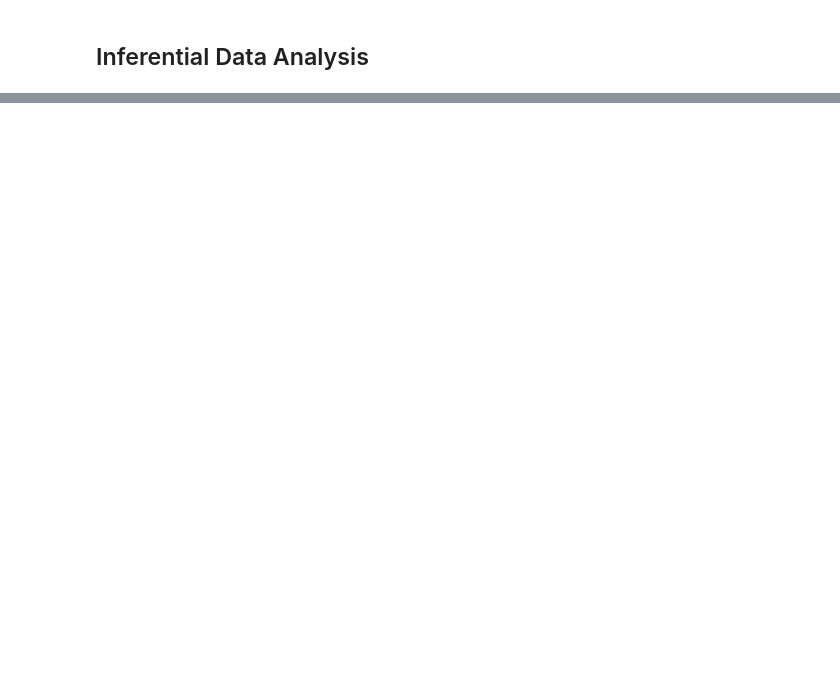
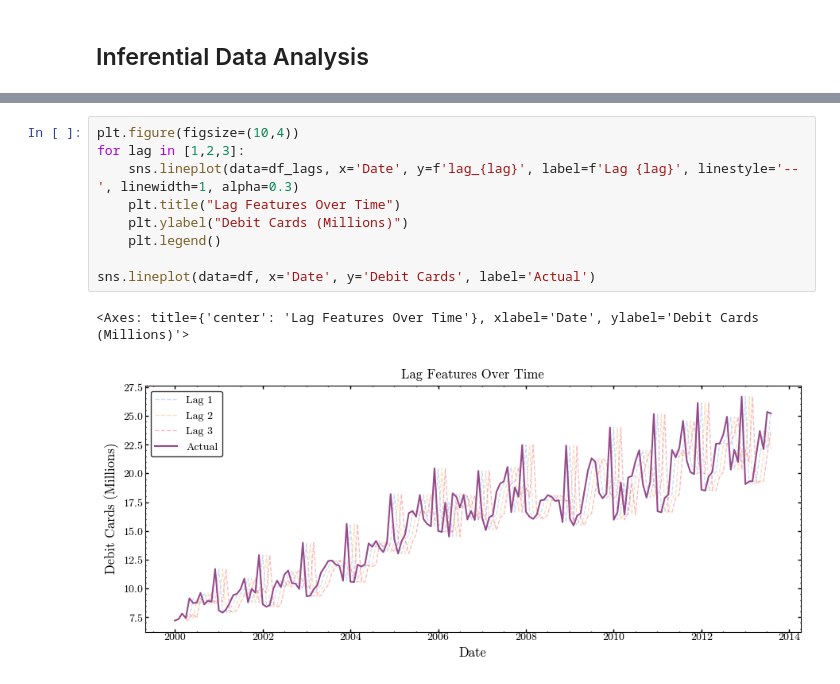
Before and after one commit to iragca/DS412-Time-Series-Analysis-and-Stochastic-Processes, a Jupyter notebook: notebooks/2.0-Statistics and Regression Review.ipynb, the cells around one changed output, grey strips where cells are left out. Saved outputs shown, nothing was run; the diff lists cells and outputs as text; blank space fills up the shorter version.

```diff
--- a/notebooks/2.0-Statistics and Regression Review.ipynb
+++ b/notebooks/2.0-Statistics and Regression Review.ipynb
@@ -286,0 +332,12 @@ Guide questions for the report:
+# %%
+plt.figure(figsize=(10,4))
+for lag in [1,2,3]:
+    sns.lineplot(data=df_lags, x='Date', y=f'lag_{lag}', label=f'Lag {lag}', linestyle='--', linewidth=1, alpha=0.3)
+    plt.title("Lag Features Over Time")
+    plt.ylabel("Debit Cards (Millions)")
+    plt.legend()
+
+sns.lineplot(data=df, x='Date', y='Debit Cards', label='Actual')
+# %% [output]
+<Axes: title={'center': 'Lag Features Over Time'}, xlabel='Date', ylabel='Debit Cards (Millions)'>
+[figure, added]
```
Also changed, not shown: parts of 45 cells of this notebook.
